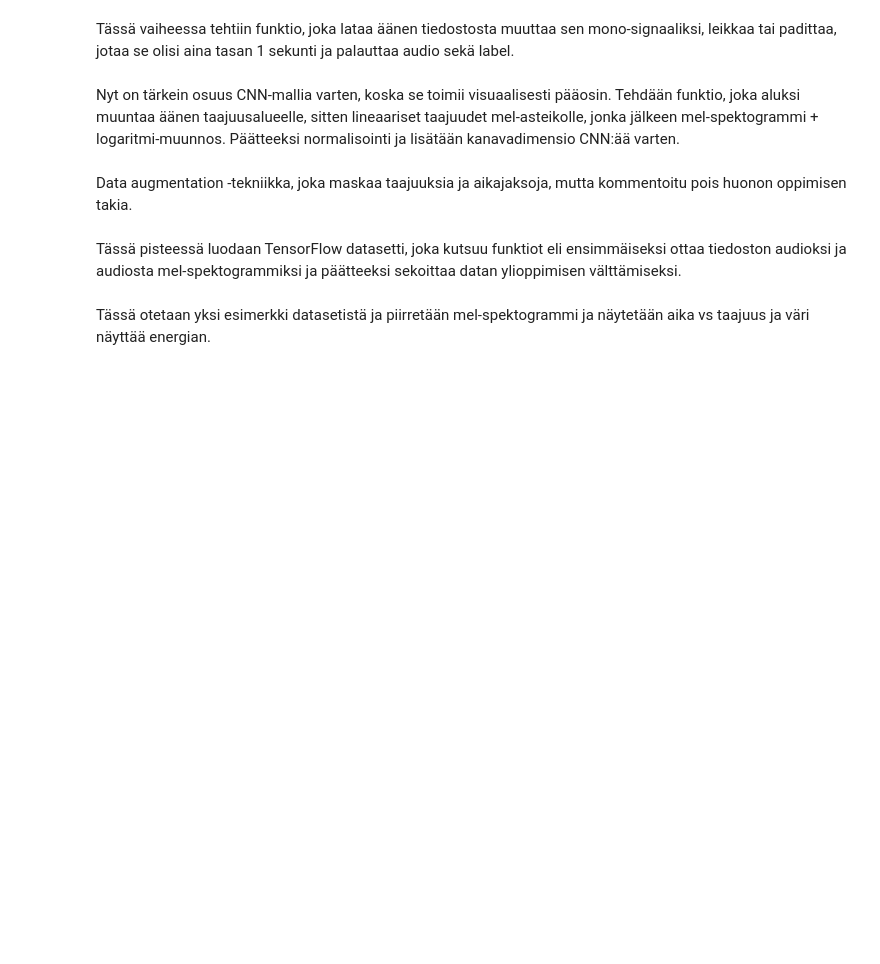
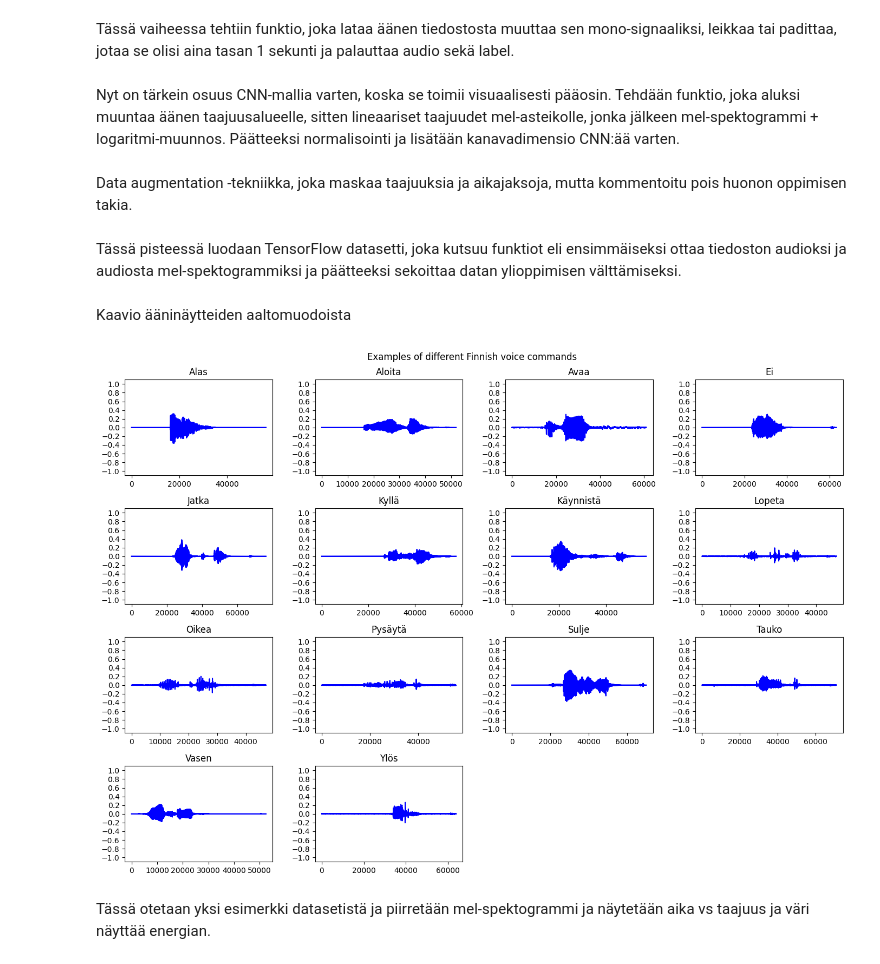
Before and after one commit to jarmoil/Neuroverkot, a Jupyter notebook: Projekti/ÄänikomennotProjekti.ipynb, the cells around one changed output. Saved outputs shown, nothing was run; the diff lists cells and outputs as text; code cells hidden in the pictures; blank space fills up the shorter version.

```diff
--- a/Projekti/ÄänikomennotProjekti.ipynb
+++ b/Projekti/ÄänikomennotProjekti.ipynb
@@ -120,6 +121,44 @@ dataset = dataset.map(load_wav, num_parallel_calls=tf.data.AUTOTUNE)
 dataset = dataset.map(lambda x, y: (audio_to_mel(x), y),
                       num_parallel_calls=tf.data.AUTOTUNE)
 dataset = dataset.shuffle(1000)
+# %% [markdown]
+Kaavio ääninäytteiden aaltomuodoista
+# %%
+file_paths_np = file_paths.numpy()
+labels_np = labels.numpy()
+
+# Store one example file per class
+example_files = {}
+
+for path, label in zip(file_paths_np, labels_np):
+    if label not in example_files:
+        example_files[label] = path.decode("utf-8")
+
+num_classes = len(example_files)
+
+# Grid size
+cols = 4
+rows = (num_classes + cols - 1) // cols
+
+plt.figure(figsize=(14, 10))
+
+for i, (label, path) in enumerate(sorted(example_files.items())):
+    plt.subplot(rows, cols, i + 1)
+
+    audio_binary = tf.io.read_file(path)
+    waveform, sample_rate = tf.audio.decode_wav(audio_binary)
+    waveform = tf.squeeze(waveform).numpy()
+
+    plt.plot(waveform, color="blue")
+    plt.title(class_names[label])
+    plt.yticks(np.arange(-1.2, 1.2, 0.2))
+    plt.ylim([-1.1, 1.1])
+
+plt.suptitle("Examples of different Finnish voice commands")
+plt.tight_layout()
+plt.show()
+# %% [output]
+[figure, added]
 # %% [markdown]
 Tässä otetaan yksi esimerkki datasetistä ja piirretään mel-spektogrammi ja näytetään aika vs taajuus ja väri näyttää energian.
 # %%
```
Also changed, not shown: parts of 10 cells of this notebook.
